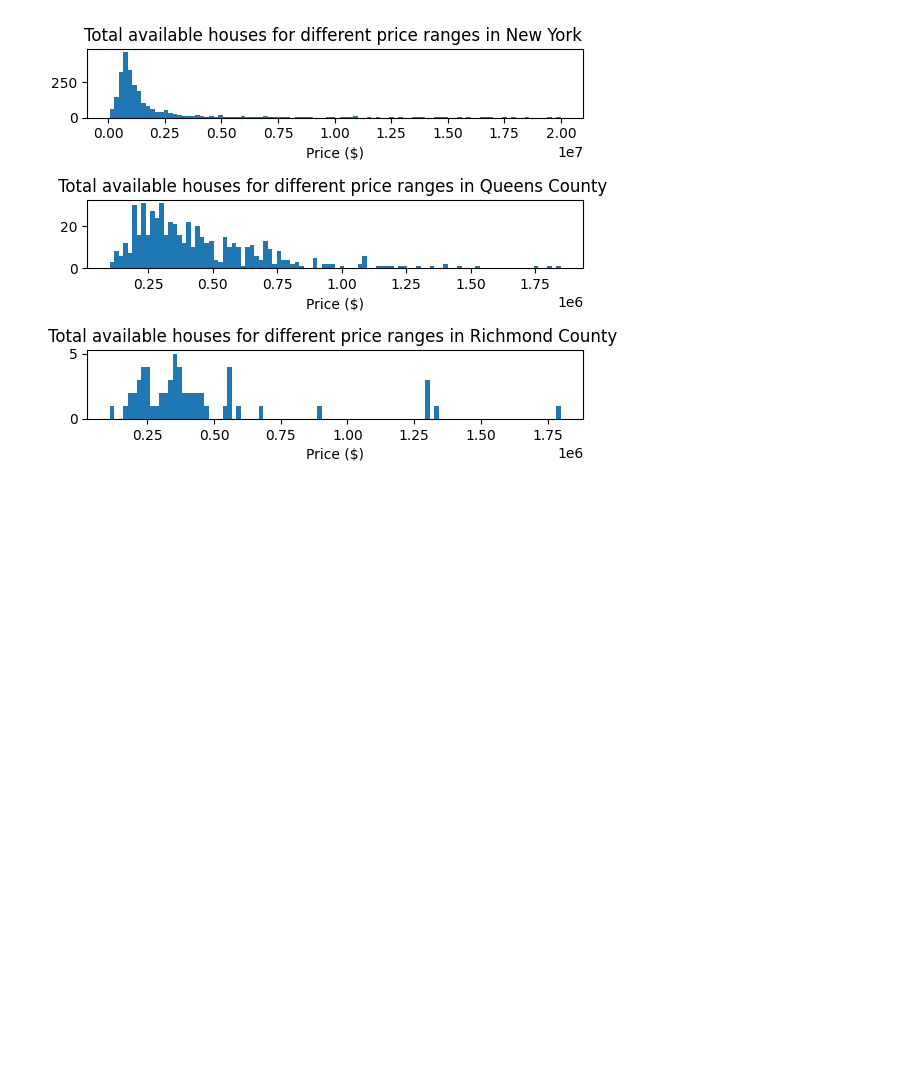
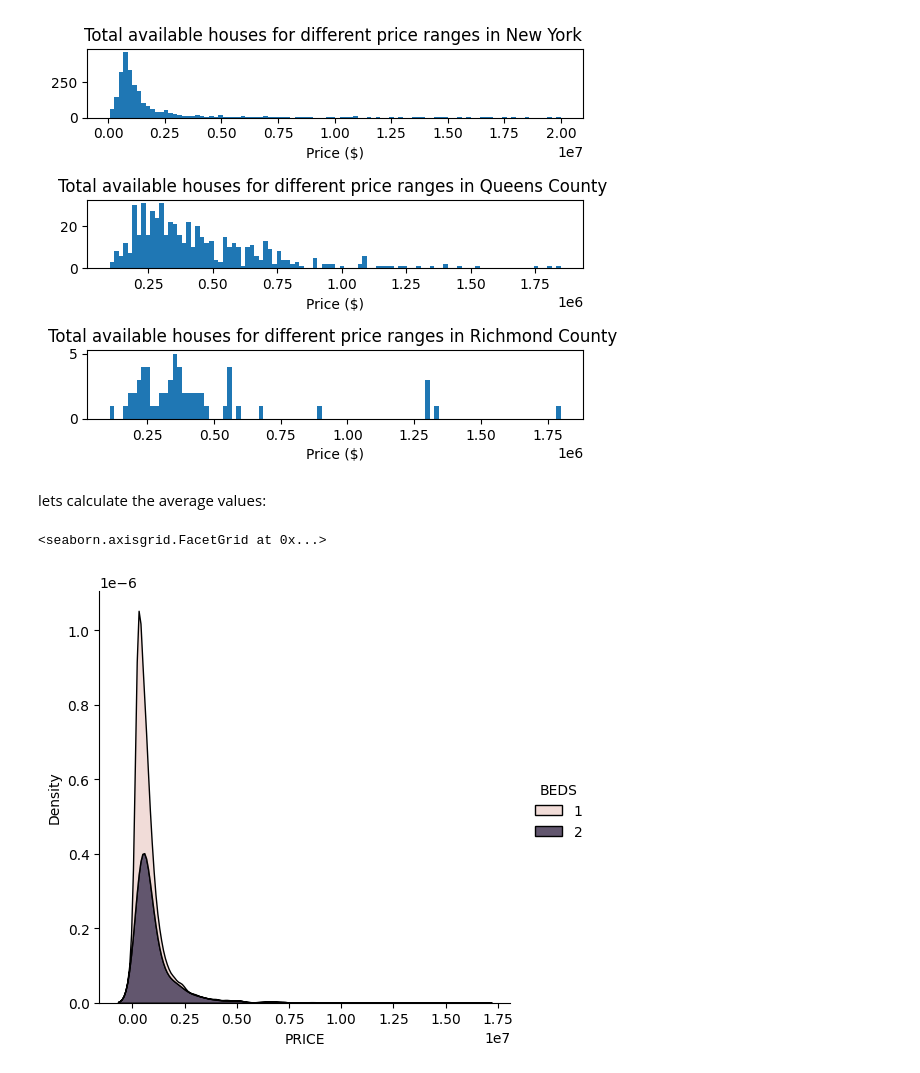
Before and after one commit to Inoshas/data-analysis, a Jupyter notebook: NY_data_anlysis.ipynb, the cells around one changed output. Drawn from its saved outputs; the diff is of its cells as text; code cells hidden in the pictures; blank space fills up the shorter version.

```diff
--- a/NY_data_anlysis.ipynb
+++ b/NY_data_anlysis.ipynb
@@ -101,0 +119,12 @@ pio.show(fig)
+# %% [markdown]
+lets calculate the average values:
+# %%
+
+# lets consider the houses with one bed:
+bed_1=source[source['BEDS']<3]
+custom_palette = sns.color_palette("Set2", n_colors=len(bed_1['BEDS'].unique()))
+
+sns.displot(data=bed_1,x='PRICE', kind='kde', hue='BEDS' , multiple='stack',color=custom_palette)
+# %% [output]
+<seaborn.axisgrid.FacetGrid at 0x...>
+[figure, added]
```
Also changed, not shown: parts of 3 cells of this notebook.
